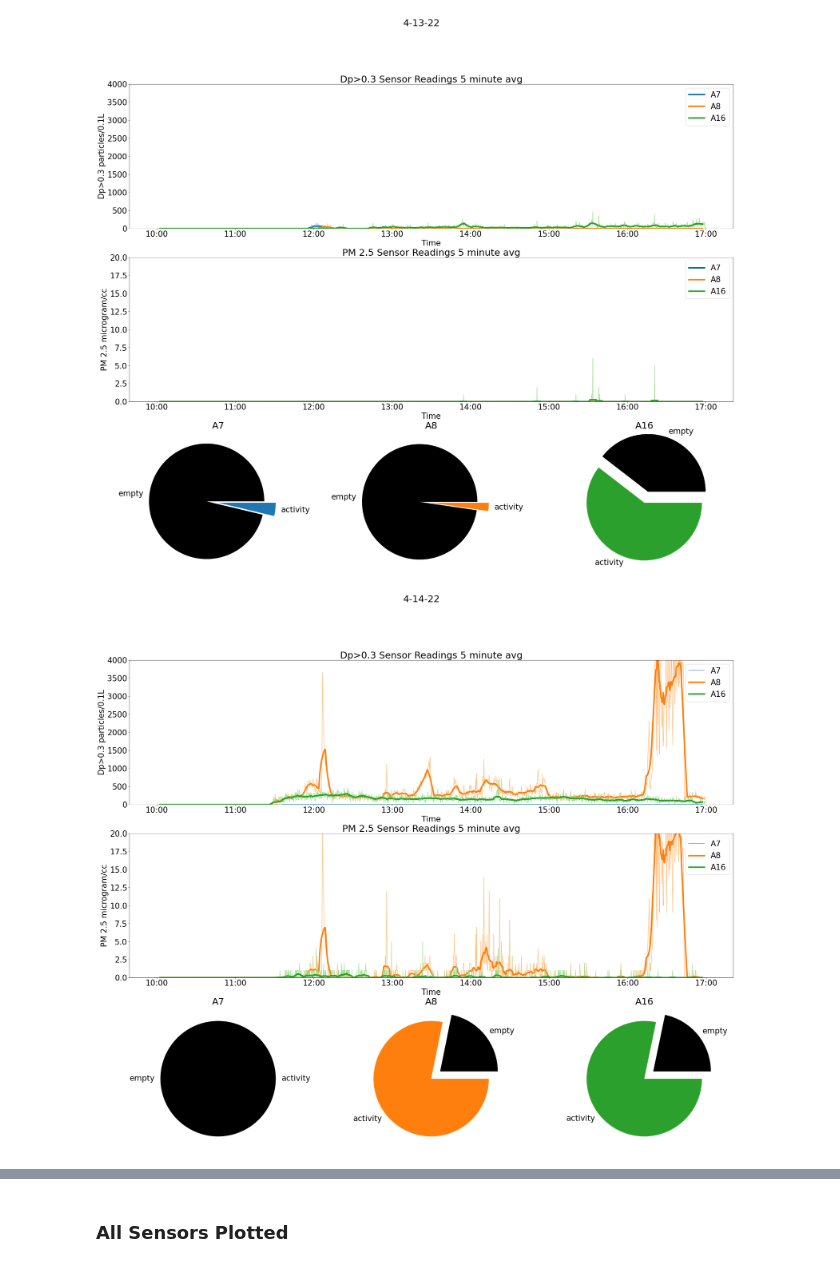
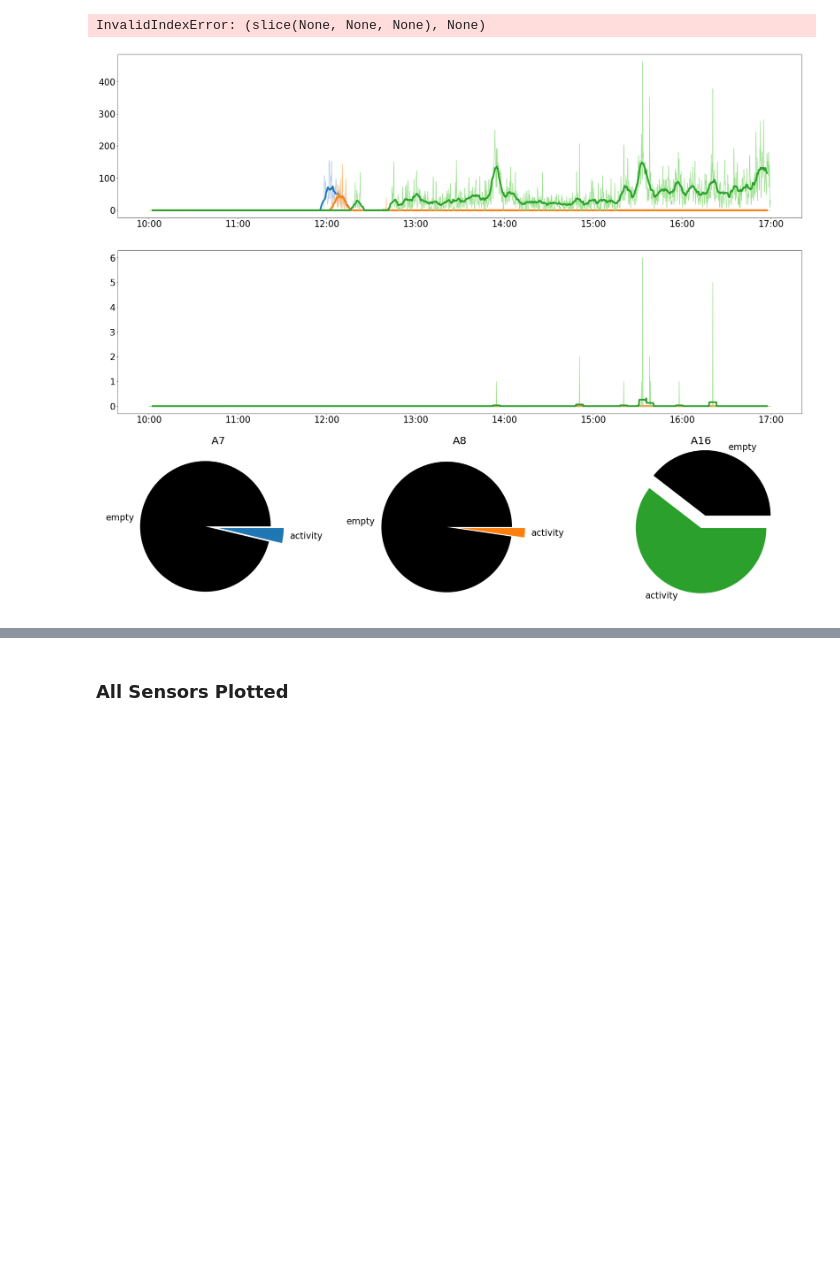
Before and after one commit to rrochlin/DataProcessingMaster, a Jupyter notebook: project/Analysis.ipynb, the cells around one changed output, grey strips where cells are left out. Drawn from its saved outputs; the diff is of its cells as text; code cells hidden in the pictures; blank space fills up the shorter version.

```diff
--- a/project/Analysis.ipynb
+++ b/project/Analysis.ipynb
@@ -47,0 +49,4 @@ dict_keys(['4-13-22', '4-14-22', '4-15-22', '4-18-22', '4-19-22', '4-20-22', '4-
+# %%
+def calc_slope(x):
+    slope = np.polyfit(range(len(x)), x, 1)[0]
+    return slope
@@ -47,0 +61,5 @@ dict_keys(['4-13-22', '4-14-22', '4-15-22', '4-18-22', '4-19-22', '4-20-22', '4-
+# %%
+decayFrame = {}
+for dp03name,dp03frame in mergedDataDp03.items():
+    decayFrame[dp03name] = dp03frame.set_index("Date_Time").rolling(10, min_periods=2).apply(calc_slope)[4::5]
+decayFrame
@@ -70,73 +106,36 @@ for (pm25name,pm25frame), (dp03name,dp03frame) in zip(mergedDataPM25.items(),mer
             emptyPercent = round(sum([1 if i == 0 else 0 for i in dp03frame[column]])/len(dp03frame[column])*100,2)
             ax[0].plot(dp03frame.index,dp03frame[column],color = color[i*2+1])
             ax[0].plot(newdp03frame.index,newdp03frame[column],color = color[i*2], linewidth = 5,label = f"{column}")
             ax[1].plot(pm25frame.index,pm25frame[column],color = color[i*2+1])
             ax[1].plot(newpm25frame.index,newpm25frame[column],color = color[i*2], linewidth = 5,label = f"{column}")
             ax[i+2].pie([emptyPercent,100-emptyPercent],colors = ["black",color[i*2]],labels = ["empty","activity"], explode = [0.2,0])
             ax[i+2].set(title = column)
         except:
             ax[0].plot(dp03frame.index,[0]*len(dp03frame),'-',color = color[i*2+1])
             ax[0].plot(newdp03frame.index,[0]*len(newdp03frame),'-',color = color[i*2],label = f"{column}")
             ax[1].plot(pm25frame.index,[0]*len(pm25frame),'-',color = color[i*2+1])
             ax[1].plot(newpm25frame.index,[0]*len(newpm25frame),'-',color = color[i*2],label = f"{column}")
             ax[i+2].pie([100,0],colors = ["black",color[i*2]],labels = ["empty","activity"])
             ax[i+2].set(title = column)
 
+    ax[0].plot(decayFrame[dp03name].index, (decayFrame[dp03name] < -10)*1000)
+
     ax[0].legend()
     ax[0].set_xlabel("Time")
     ax[0].set_ylabel('Dp>0.3 particles/0.1L')
     ax[0].set_ylim([0,4000])
     ax[0].set(title= f"Dp>0.3 Sensor Readings 5 minute avg")
     ax[1].legend()
     ax[1].set_xlabel("Time")
     ax[1].set_ylabel('PM 2.5 microgram/cc')
     ax[1].set_ylim([0,20])
     ax[1].set(title= f"PM 2.5 Sensor Readings 5 minute avg")
     plt.suptitle(f"{dp03name.replace('_','-')}")
 
-    imagePath = os.path.join("..","..","Graphs, Images, and Animations")
-    if not os.path.exists(imagePath):
-        os.mkdir(imagePath)
-    plt.savefig(os.path.join(imagePath,f"activity_{dp03name}.jpg"))
-
-
-
-    # fig2 = plt.figure(figsize=(30,20))
-    # ax5= fig2.add_subplot(2,1,1)
-    # ax6= fig2.add_subplot(2,3,4)
-    # ax7= fig2.add_subplot(2,3,5)
-    # ax8= fig2.add_subplot(2,3,6)
-    # axpm25 = [ax5,ax6,ax7,ax8]
-    # axpm25[0].xaxis.set_major_formatter(myFmt)
-
-    # newpm25frame = pm25frame.set_index("Date_Time").rolling(60*5, center = True).mean().dropna()
-    # pm25frame = pm25frame.set_index("Date_Time")
-
-    # i = 1
-
-    # for column in sensors:
-    #     try:
-    #         emptyPercent = round(sum([1 if i == 0 else 0 for i in pm25frame[column]])/len(pm25frame[column])*100,2)
-    #         axpm25[0].plot(pm25frame.index,pm25frame[column],color = color[i*2+1])
-    #         axpm25[0].plot(newpm25frame.index,newpm25frame[column],color = color[i*2], linewidth = 5,label = f"{column}")
-    #         axpm25[i].pie([emptyPercent,100-emptyPercent],colors = ["black",color[i*2]],labels = ["empty","activity"], explode = [0.2,0])
-    #         axpm25[i].set(title = column)
-    #     except:
-    #         axpm25[0].plot(pm25frame.index,[0]*len(pm25frame),'-',color = color[i*2+1])
-    #         axpm25[0].plot(newpm25frame.index,[0]*len(newpm25frame),'-',color = color[i*2],label = f"{column}")
-    #         axpm25[i].pie([100,0],colors = ["black",color[i*2]],labels = ["empty","activity"])
-    #         axpm25[i].set(title = column)
-    #     i += 1
-    # axpm25[0].legend()
-    # axpm25[0].set_xlabel("Time")
-    # axpm25[0].set_ylabel('PM 2.5 microgram/cc')
-    # axpm25[0].set_ylim([0,20])
-    # axpm25[0].set(title= f"PM 2.5 Sensor Readings for {pm25name.replace('_','-')}")
-
-    # imagePath = os.path.join("..","..","Graphs, Images, and Animations","PM25")
+    # imagePath = os.path.join("..","..","Graphs, Images, and Animations")
     # if not os.path.exists(imagePath):
     #     os.mkdir(imagePath)
-    # plt.savefig(os.path.join(imagePath,f"activity_{pm25name}.jpg"))
+    # plt.savefig(os.path.join(imagePath,f"activity_{dp03name}.jpg"))
 # %% [output]
+InvalidIndexError: (slice(None, None, None), None)
-[figure, old version]
+[figure, new version]
-[figure, removed]
```
Also changed, not shown: parts of 6 cells of this notebook, 1 other file.
